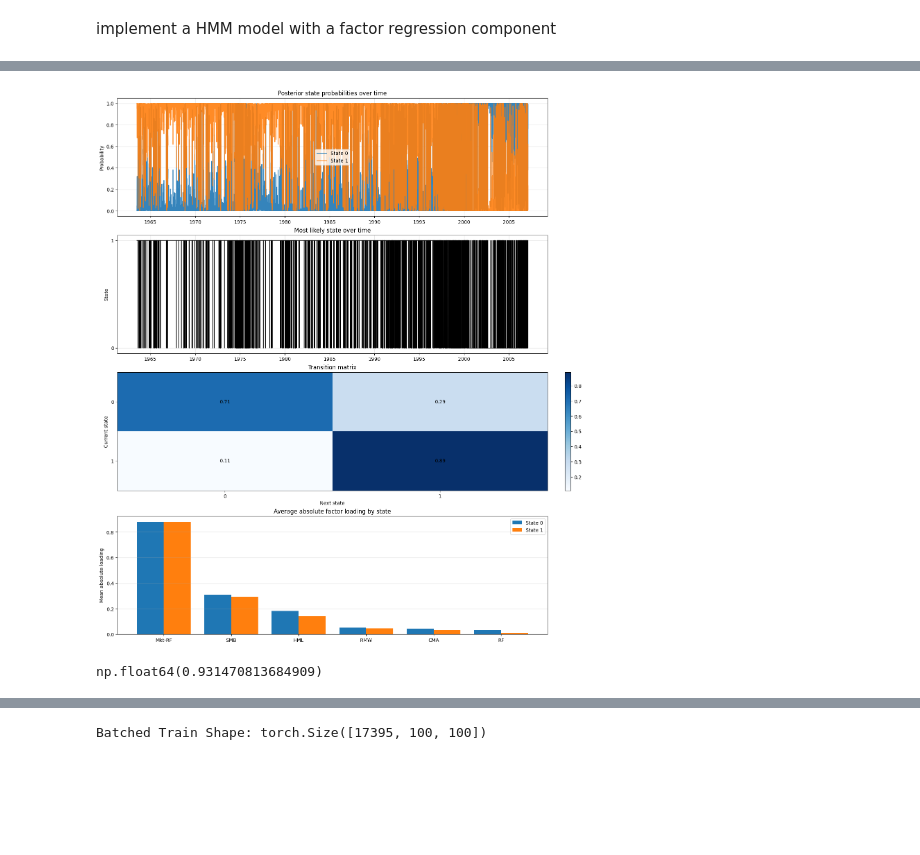
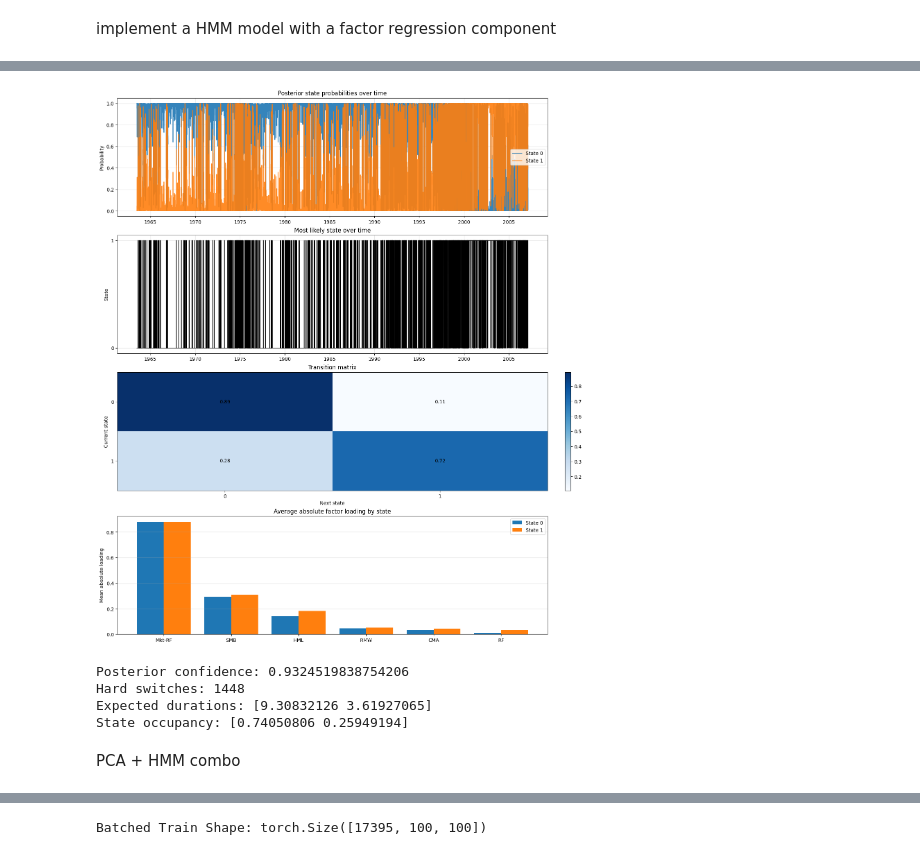
Before and after one commit to evucelic/Diplomski-Projekt, a Jupyter notebook: main.ipynb, the cells around one changed output, grey strips where cells are left out. Saved outputs shown, nothing was run; the diff lists cells and outputs as text; code cells hidden in the pictures; blank space fills up the shorter version.

```diff
--- a/main.ipynb
+++ b/main.ipynb
@@ -687,27 +586,26 @@ def count_params(num_states, num_portfolios, num_factors):
 def compute_bic(log_likelihood, num_params, num_dates):
     return -2 * log_likelihood + num_params * np.log(num_dates)
 # %%
-train_df = datasets["masked_full"]["train"]
-train_mask_df = datasets["masked_full"]["mask_train"]
-
 results = []
 best_models = {}
 
-for num_states in [2, 3, 4, 5]:
+for num_states in [2,3]:
     best_model = None
     best_log_likelihood = -np.inf
     best_seed = None
 
     for seed in range(5):
         model = run_model_once(
-            train_df=train_df,
-            train_mask_df=train_mask_df,
-            factor_cols=factor_cols,
+            portfolio_returns=portfolio_returns,
+            factor_returns=factor_returns,
+            observed_mask=observed_mask,
+            design_matrix=design_matrix,
             num_states=num_states,
             max_iterations=50,
             tolerance=1e-4,
             ridge=1e-5,
             seed=seed,
+            sticky_strength=50.0,
         )
 
         if model["log_likelihood"] > best_log_likelihood:
@@ -715,15 +613,13 @@ for num_states in [2, 3, 4, 5]:
             best_model = model
             best_seed = seed
 
-    num_params = count_params(
-        num_states=best_model["num_states"],
-        num_portfolios=best_model["num_portfolios"],
-        num_factors=best_model["num_factors"],
-    )
-
     bic = compute_bic(
         log_likelihood=best_model["log_likelihood"],
-        num_params=num_params,
+        num_params=count_params(
+            best_model["num_states"],
+            best_model["num_portfolios"],
+            best_model["num_factors"],
+        ),
         num_dates=best_model["num_dates"],
     )
 
@@ -755,23 +649,13 @@ Best BIC: 1741850.7538919637
 # %%
 best_model = best_models[2]
-train_df = datasets["masked_full"]["train"]
-train_mask_df = datasets["masked_full"]["mask_train"]
-
-factor_returns = train_df[factor_cols].copy()
-valid_dates = np.all(np.isfinite(factor_returns.to_numpy(dtype=np.float64)), axis=1)
-plot_index = factor_returns.index[valid_dates]
-
 state_posterior = best_model["state_posterior"]
 most_likely_state = best_model["most_likely_state"]
 transition_probs = best_model["transition_probs"]
 state_factor_loadings = best_model["state_factor_loadings"]
-
 num_states = best_model["num_states"]
-num_factors = len(factor_cols)
 
 fig, axes = plt.subplots(4, 1, figsize=(14, 16), constrained_layout=True)
 
-# 1) Posterior state probabilities
 for k in range(num_states):
     axes[0].plot(plot_index, state_posterior[:, k], label=f"State {k}", alpha=0.9)
 axes[0].set_title("Posterior state probabilities over time")
@@ -779,47 +663,55 @@ axes[0].set_ylabel("Probability")
 axes[0].legend()
 axes[0].grid(True, alpha=0.3)
 
-# 2) Decoded state path
 axes[1].plot(plot_index, most_likely_state, color="black", linewidth=1)
 axes[1].set_title("Most likely state over time")
 axes[1].set_ylabel("State")
 axes[1].set_yticks(range(num_states))
 axes[1].grid(True, alpha=0.3)
 
-# 3) Transition matrix heatmap
 im = axes[2].imshow(transition_probs, cmap="Blues", aspect="auto")
 axes[2].set_title("Transition matrix")
 axes[2].set_xlabel("Next state")
 axes[2].set_ylabel("Current state")
 axes[2].set_xticks(range(num_states))
 axes[2].set_yticks(range(num_states))
 
 for i in range(num_states):
     for j in range(num_states):
         axes[2].text(j, i, f"{transition_probs[i, j]:.2f}", ha="center", va="center", color="black")
 
 plt.colorbar(im, ax=axes[2], fraction=0.046, pad=0.04)
 
-# 4) Average absolute factor loading by state
-mean_abs_loading = np.mean(np.abs(state_factor_loadings), axis=1)   # shape: (num_states, num_factors)
-
-x = np.arange(num_factors)
+mean_abs_loading = np.mean(np.abs(state_factor_loadings), axis=1)
+x = np.arange(len(factor_cols))
 width = 0.8 / num_states
 
 for k in range(num_states):
     axes[3].bar(x + k * width, mean_abs_loading[k], width=width, label=f"State {k}")
 
 axes[3].set_title("Average absolute factor loading by state")
 axes[3].set_xticks(x + width * (num_states - 1) / 2)
 axes[3].set_xticklabels(factor_cols)
 axes[3].set_ylabel("Mean absolute loading")
 axes[3].legend()
 axes[3].grid(True, axis="y", alpha=0.3)
 
 plt.show()
 # %% [output]
-[figure, old version]
+[figure, new version]
-# %%
-state_posterior.max(axis=1).mean()
-# %% [output]
-np.float64(0.931470813684909)
+# %%
+posterior_confidence = state_posterior.max(axis=1).mean()
+hard_switches = np.sum(most_likely_state[1:] != most_likely_state[:-1])
+expected_durations = 1 / np.maximum(1 - np.diag(transition_probs), 1e-12)
+
+print("Posterior confidence:", posterior_confidence)
+print("Hard switches:", hard_switches)
+print("Expected durations:", expected_durations)
+print("State occupancy:", np.bincount(most_likely_state, minlength=num_states) / len(most_likely_state))
+# %% [output]
+Posterior confidence: 0.9324519838754206
+Hard switches: 1448
+Expected durations: [9.30832126 3.61927065]
+State occupancy: [0.74050806 0.25949194]
+# %% [markdown]
+PCA + HMM combo
```
Also changed, not shown: parts of 12 cells of this notebook.
